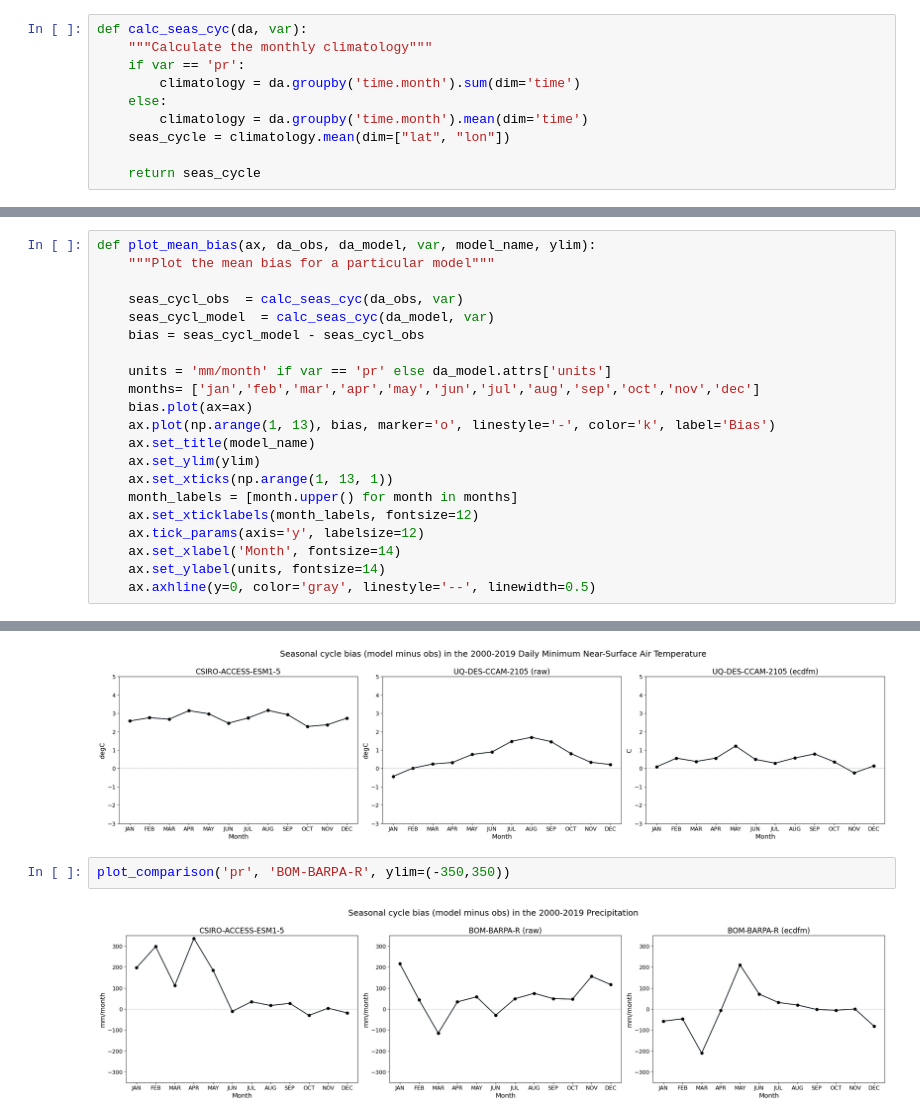
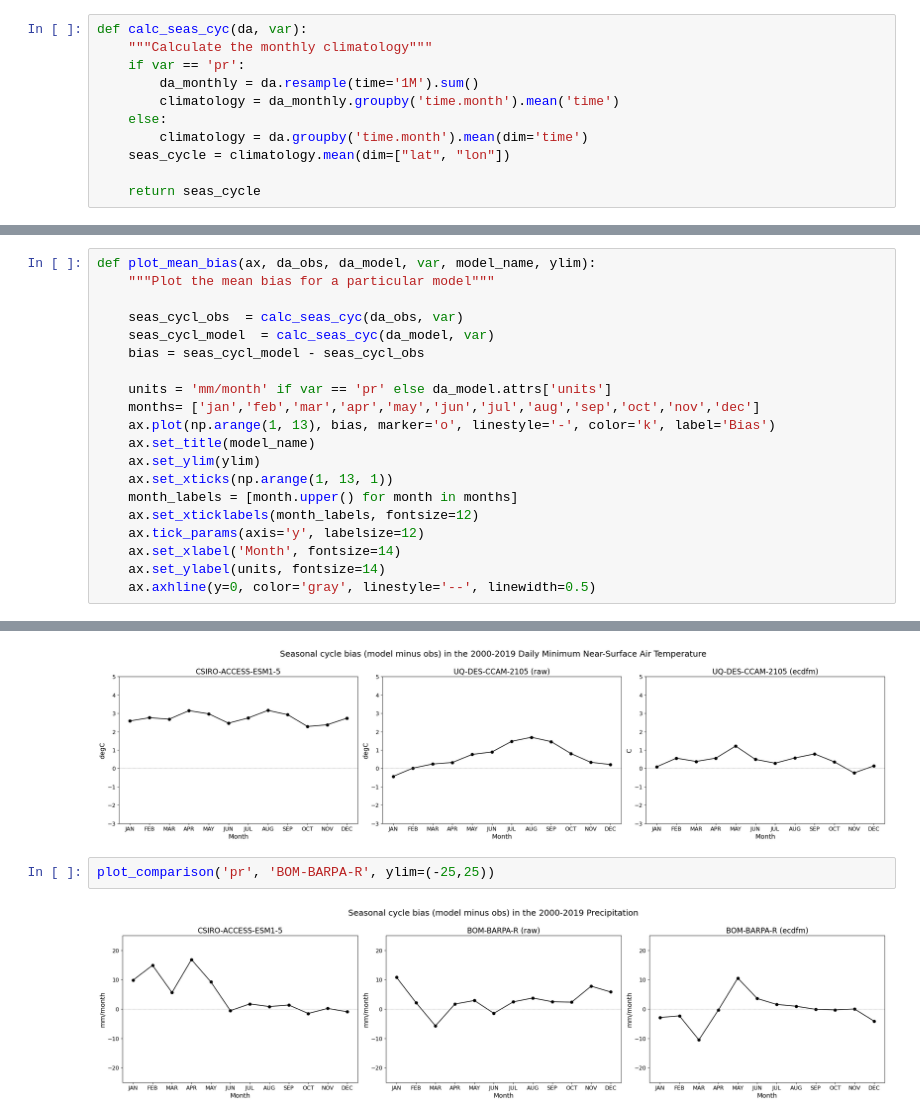
Before and after one commit to AusClimateService/npcp, a Jupyter notebook: results/seasonal_cycle.ipynb, the cells around one changed output, grey strips where cells are left out. Saved outputs shown, nothing was run; the diff lists cells and outputs as text.

```diff
--- a/results/seasonal_cycle.ipynb
+++ b/results/seasonal_cycle.ipynb
@@ -20,7 +20,8 @@ import utils
 def calc_seas_cyc(da, var):
     """Calculate the monthly climatology"""
     if var == 'pr':
-        climatology = da.groupby('time.month').sum(dim='time')
+        da_monthly = da.resample(time='1M').sum()
+        climatology = da_monthly.groupby('time.month').mean('time')
     else:
         climatology = da.groupby('time.month').mean(dim='time')
     seas_cycle = climatology.mean(dim=["lat", "lon"])
@@ -85,7 +86,6 @@ def plot_mean_bias(ax, da_obs, da_model, var, model_name, ylim):
 
     units = 'mm/month' if var == 'pr' else da_model.attrs['units']
     months= ['jan','feb','mar','apr','may','jun','jul','aug','sep','oct','nov','dec']
-    bias.plot(ax=ax)
     ax.plot(np.arange(1, 13), bias, marker='o', linestyle='-', color='k', label='Bias')
     ax.set_title(model_name)
     ax.set_ylim(ylim)
@@ -140,7 +140,7 @@ plot_comparison('tasmin', 'UQ-DES-CCAM-2105', ylim=(-3,5))
 # %% [output]
 [figure]
 # %%
-plot_comparison('pr', 'BOM-BARPA-R', ylim=(-350,350))
+plot_comparison('pr', 'BOM-BARPA-R', ylim=(-25,25))
 # %% [output]
-[figure, old version]
+[figure, new version]
 # %%
```
Also changed, not shown: parts of 1 cell of this notebook.
